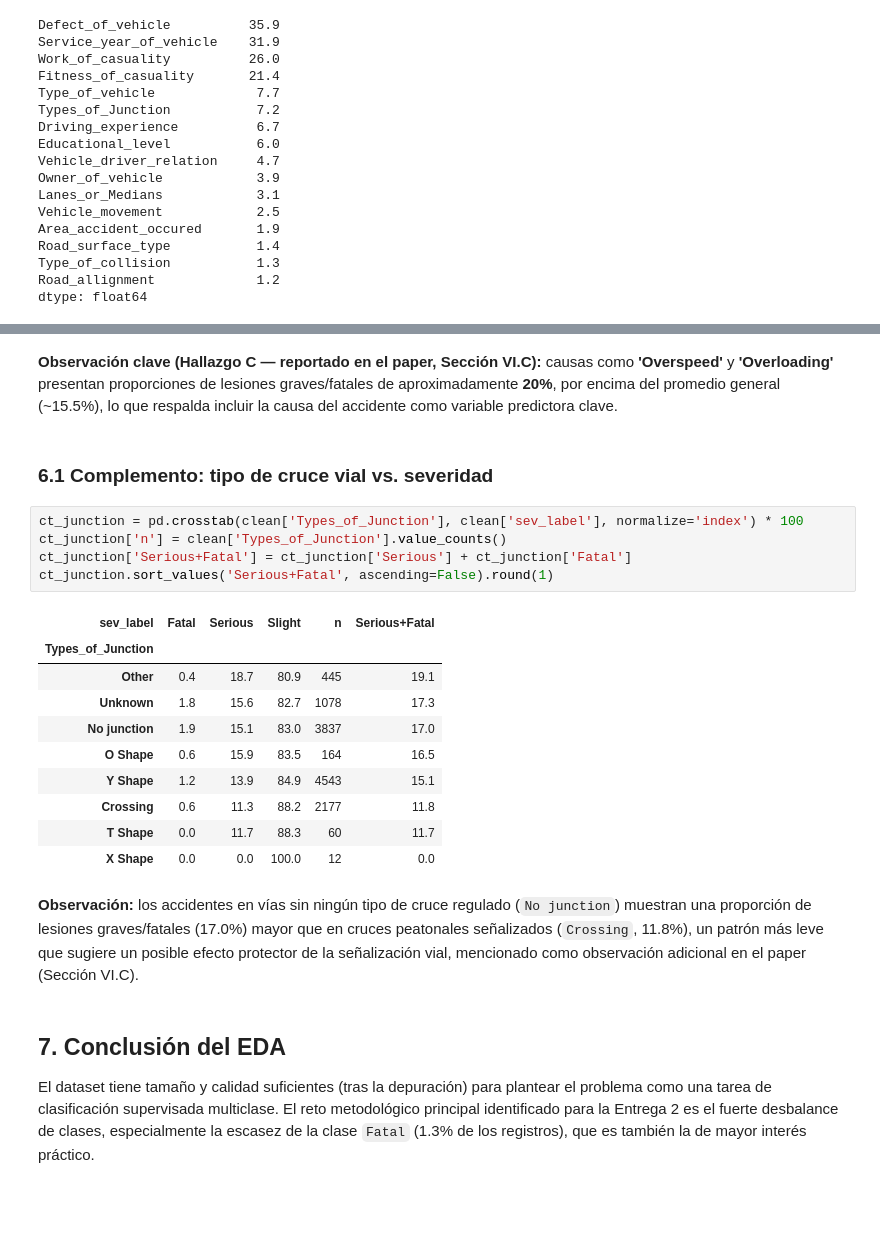
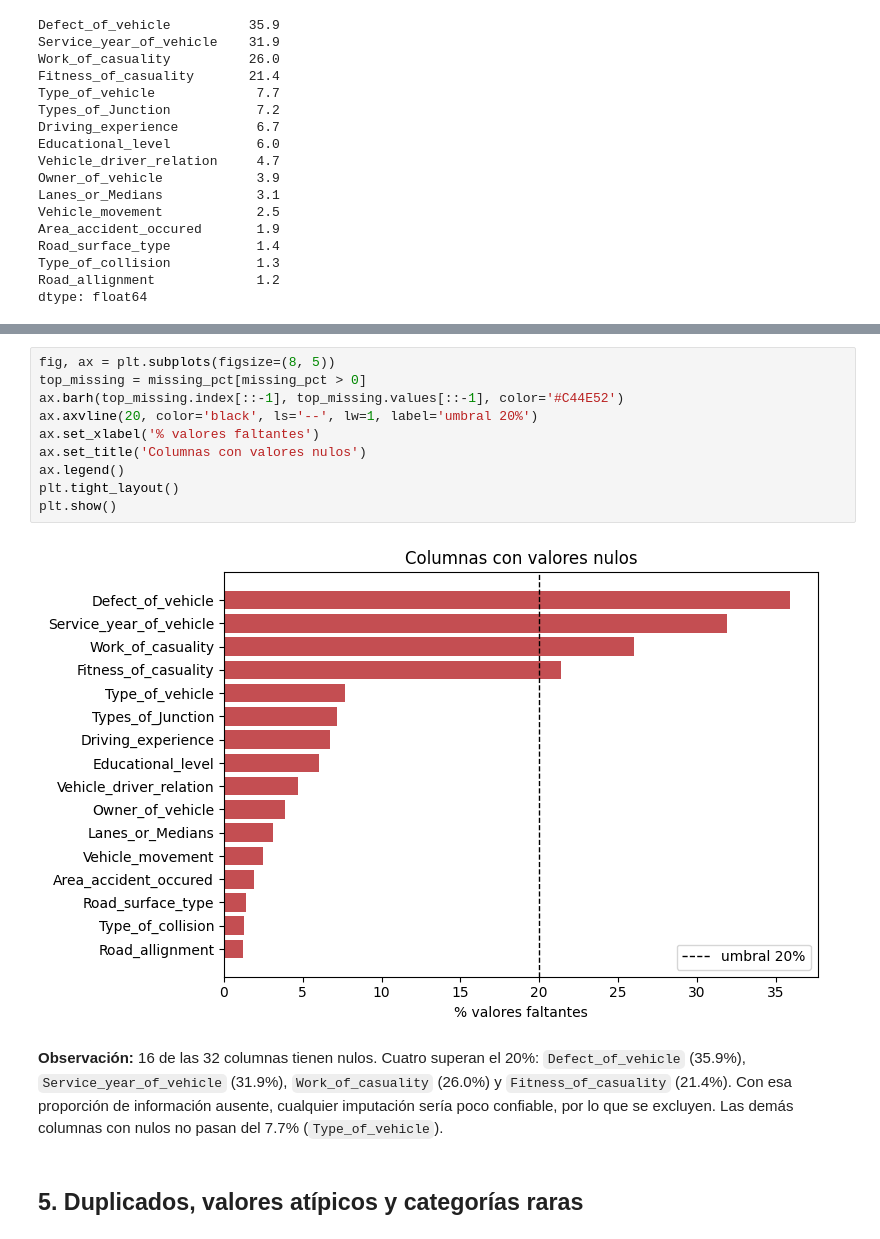
Before and after one commit to SantiagoAlvP/Short-Paper_Entrega_2, a Jupyter notebook: data_s5_eda.ipynb, the cells around one changed output, grey strips where cells are left out. Saved outputs shown, nothing was run; the diff lists cells and outputs as text; blank space fills up the shorter version.

```diff
--- a/data_s5_eda.ipynb
+++ b/data_s5_eda.ipynb
@@ -193,26 +177,16 @@ ct_cause.sort_values('Serious+Fatal', ascending=False).round(1).head(10)
-# %% [markdown]
-**Observación clave (Hallazgo C — reportado en el paper, Sección VI.C):** causas como **'Overspeed'** y **'Overloading'** presentan proporciones de lesiones graves/fatales de aproximadamente **20%**, por encima del promedio general (~15.5%), lo que respalda incluir la causa del accidente como variable predictora clave.
-# %% [markdown]
-### 6.1 Complemento: tipo de cruce vial vs. severidad
-# %%
-ct_junction = pd.crosstab(clean['Types_of_Junction'], clean['sev_label'], normalize='index') * 100
-ct_junction['n'] = clean['Types_of_Junction'].value_counts()
-ct_junction['Serious+Fatal'] = ct_junction['Serious'] + ct_junction['Fatal']
-ct_junction.sort_values('Serious+Fatal', ascending=False).round(1)
-# %% [output]
-| sev_label | Fatal | Serious | Slight | n | Serious+Fatal |
-| Types_of_Junction |  |  |  |  |  |
-| Other | 0.4 | 18.7 | 80.9 | 445 | 19.1 |
-| Unknown | 1.8 | 15.6 | 82.7 | 1078 | 17.3 |
-| No junction | 1.9 | 15.1 | 83.0 | 3837 | 17.0 |
-| O Shape | 0.6 | 15.9 | 83.5 | 164 | 16.5 |
-| Y Shape | 1.2 | 13.9 | 84.9 | 4543 | 15.1 |
-| Crossing | 0.6 | 11.3 | 88.2 | 2177 | 11.8 |
-| T Shape | 0.0 | 11.7 | 88.3 | 60 | 11.7 |
-| X Shape | 0.0 | 0.0 | 100.0 | 12 | 0.0 |
-# %% [markdown]
-**Observación:** los accidentes en vías sin ningún tipo de cruce regulado (`No junction`) muestran una proporción de lesiones graves/fatales (17.0%) mayor que en cruces peatonales señalizados (`Crossing`, 11.8%), un patrón más leve que sugiere un posible efecto protector de la señalización vial, mencionado como observación adicional en el paper (Sección VI.C).
-# %% [markdown]
-## 7. Conclusión del EDA
-
-El dataset tiene tamaño y calidad suficientes (tras la depuración) para plantear el problema como una tarea de clasificación supervisada multiclase. El reto metodológico principal identificado para la Entrega 2 es el fuerte desbalance de clases, especialmente la escasez de la clase `Fatal` (1.3% de los registros), que es también la de mayor interés práctico.
+# %%
+fig, ax = plt.subplots(figsize=(8, 5))
+top_missing = missing_pct[missing_pct > 0]
+ax.barh(top_missing.index[::-1], top_missing.values[::-1], color='#C44E52')
+ax.axvline(20, color='black', ls='--', lw=1, label='umbral 20%')
+ax.set_xlabel('% valores faltantes')
+ax.set_title('Columnas con valores nulos')
+ax.legend()
+plt.tight_layout()
+plt.show()
+# %% [output]
+[figure, added]
+# %% [markdown]
+**Observación:** 16 de las 32 columnas tienen nulos. Cuatro superan el 20%: `Defect_of_vehicle` (35.9%), `Service_year_of_vehicle` (31.9%), `Work_of_casuality` (26.0%) y `Fitness_of_casuality` (21.4%). Con esa proporción de información ausente, cualquier imputación sería poco confiable, por lo que se excluyen. Las demás columnas con nulos no pasan del 7.7% (`Type_of_vehicle`).
+# %% [markdown]
+## 5. Duplicados, valores atípicos y categorías raras
```
Also changed, not shown: parts of 72 cells of this notebook, 14 other files.
